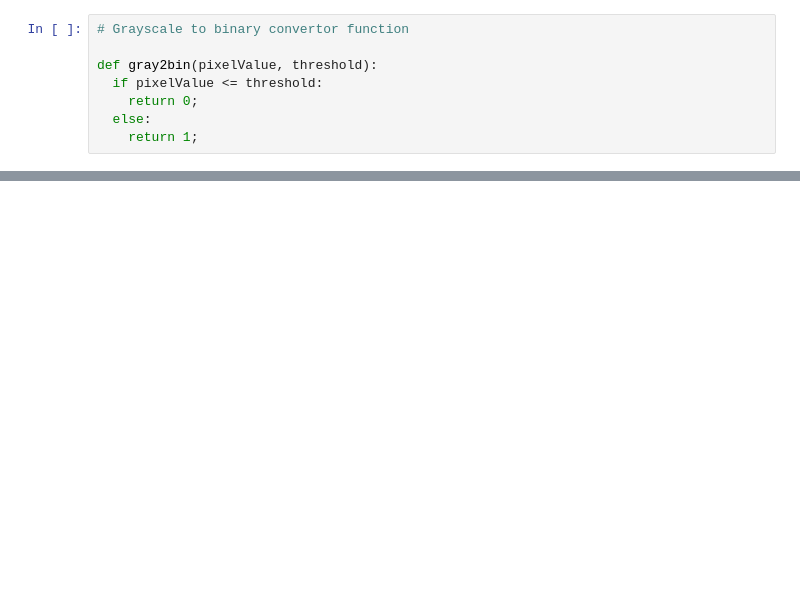
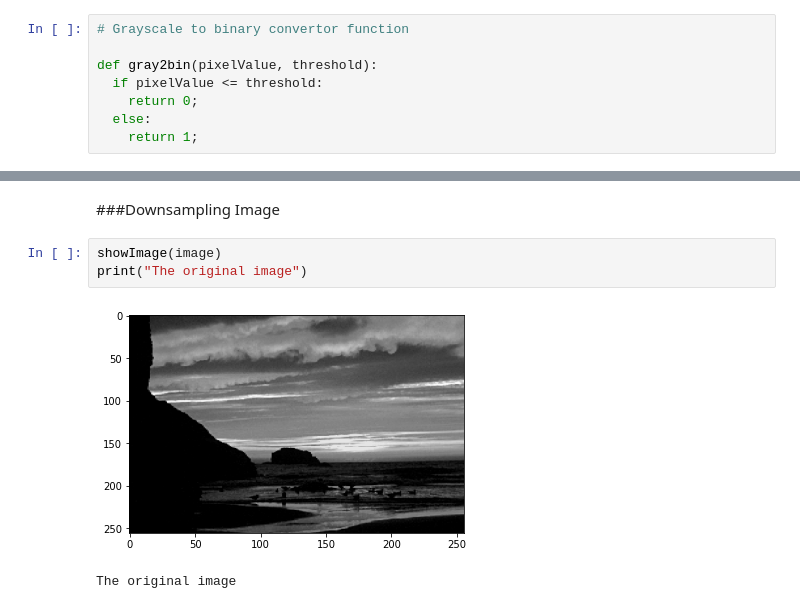
Before and after one commit to diksham1/image-lab, a Jupyter notebook: Assignment_1.ipynb, the cells around one changed output, grey strips where cells are left out. Saved outputs shown, nothing was run; the diff lists cells and outputs as text; blank space fills up the shorter version.

```diff
--- a/Assignment_1.ipynb
+++ b/Assignment_1.ipynb
@@ -67,0 +77,8 @@ plt.show()
+# %% [markdown]
+###Downsampling Image
+# %%
+showImage(image)
+print("The original image")
+# %% [output]
+[figure, added]
+The original image
```
Also changed, not shown: parts of 13 cells of this notebook.
